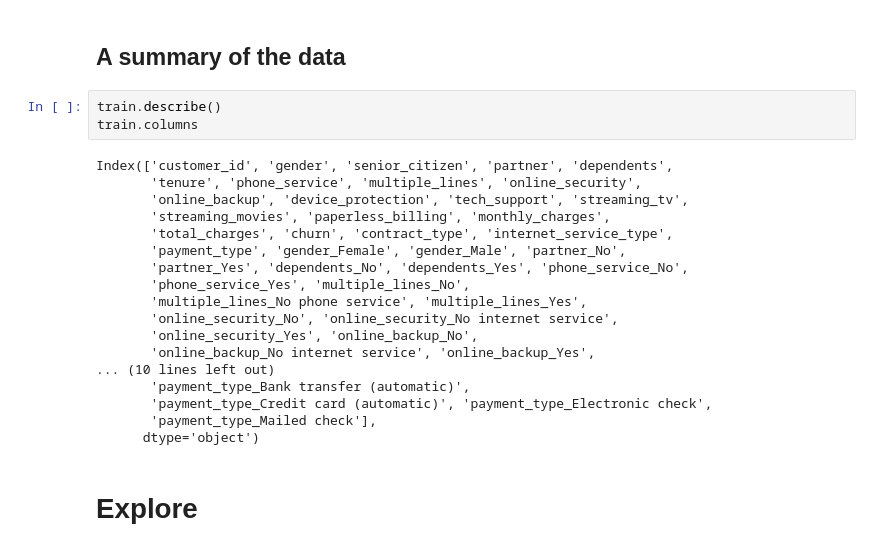
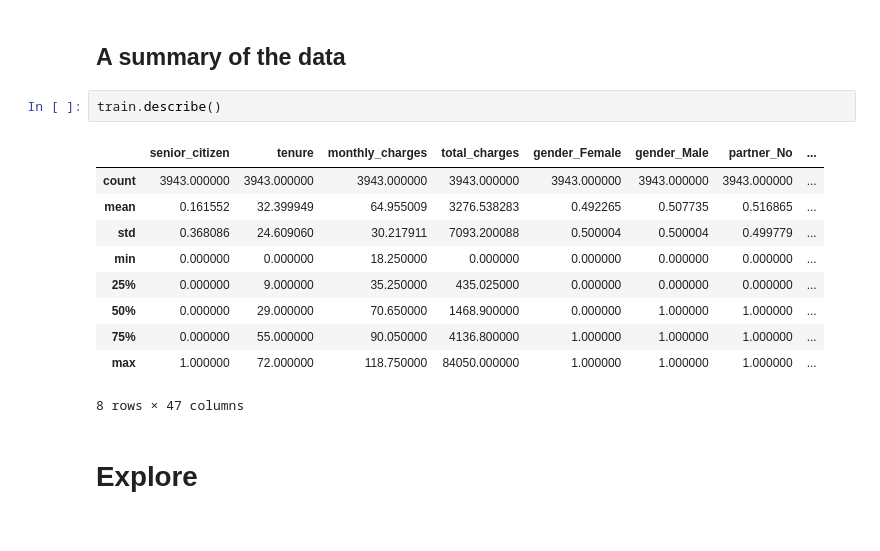
Before and after one commit to Jburch01/Classification_Telco_Project, a Jupyter notebook: Final_Report.ipynb, the cells around one changed output. Cells and saved outputs as stored; diff of their text form.

```diff
--- a/Final_Report.ipynb
+++ b/Final_Report.ipynb
@@ -88,25 +88,17 @@ train.head()
 ## A summary of the data
 # %%
 train.describe()
-train.columns
 # %% [output]
+|  | senior_citizen | tenure | monthly_charges | total_charges | gender_Female | gender_Male | partner_No | ... |
+| count | 3943.000000 | 3943.000000 | 3943.000000 | 3943.000000 | 3943.000000 | 3943.000000 | 3943.000000 | ... |
+| mean | 0.161552 | 32.399949 | 64.955009 | 3276.538283 | 0.492265 | 0.507735 | 0.516865 | ... |
+| std | 0.368086 | 24.609060 | 30.217911 | 7093.200088 | 0.500004 | 0.500004 | 0.499779 | ... |
+| min | 0.000000 | 0.000000 | 18.250000 | 0.000000 | 0.000000 | 0.000000 | 0.000000 | ... |
+| 25% | 0.000000 | 9.000000 | 35.250000 | 435.025000 | 0.000000 | 0.000000 | 0.000000 | ... |
+| 50% | 0.000000 | 29.000000 | 70.650000 | 1468.900000 | 0.000000 | 1.000000 | 1.000000 | ... |
+| 75% | 0.000000 | 55.000000 | 90.050000 | 4136.800000 | 1.000000 | 1.000000 | 1.000000 | ... |
+| max | 1.000000 | 72.000000 | 118.750000 | 84050.000000 | 1.000000 | 1.000000 | 1.000000 | ... |
-Index(['customer_id', 'gender', 'senior_citizen', 'partner', 'dependents',
-       'tenure', 'phone_service', 'multiple_lines', 'online_security',
-       'online_backup', 'device_protection', 'tech_support', 'streaming_tv',
-       'streaming_movies', 'paperless_billing', 'monthly_charges',
-       'total_charges', 'churn', 'contract_type', 'internet_service_type',
-       'payment_type', 'gender_Female', 'gender_Male', 'partner_No',
-       'partner_Yes', 'dependents_No', 'dependents_Yes', 'phone_service_No',
-       'phone_service_Yes', 'multiple_lines_No',
-       'multiple_lines_No phone service', 'multiple_lines_Yes',
-       'online_security_No', 'online_security_No internet service',
-       'online_security_Yes', 'online_backup_No',
-       'online_backup_No internet service', 'online_backup_Yes',
-... (10 lines left out)
-       'payment_type_Bank transfer (automatic)',
-       'payment_type_Credit card (automatic)', 'payment_type_Electronic check',
-       'payment_type_Mailed check'],
-      dtype='object')
+8 rows × 47 columns
 # %% [markdown]
 # Explore
 # %% [markdown]
```
Also changed, not shown: parts of 13 cells of this notebook.
